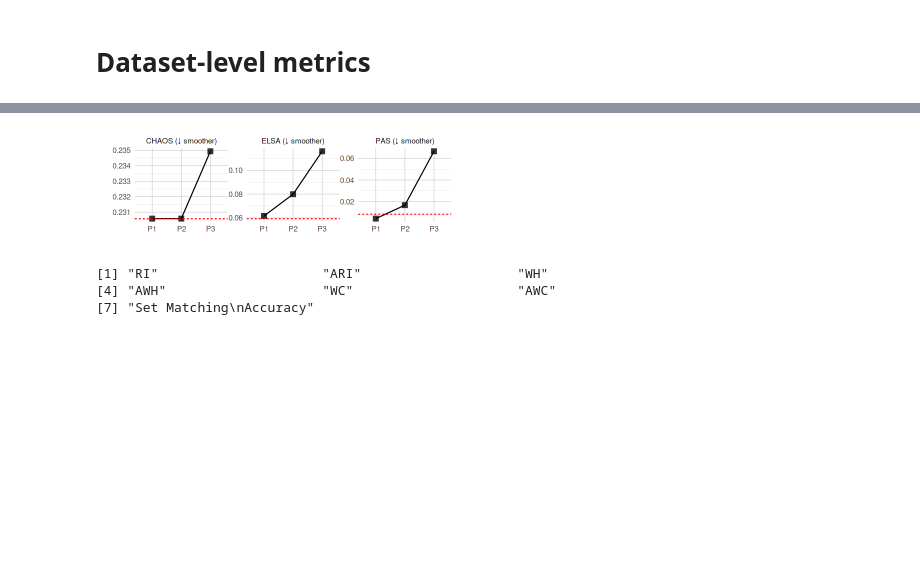
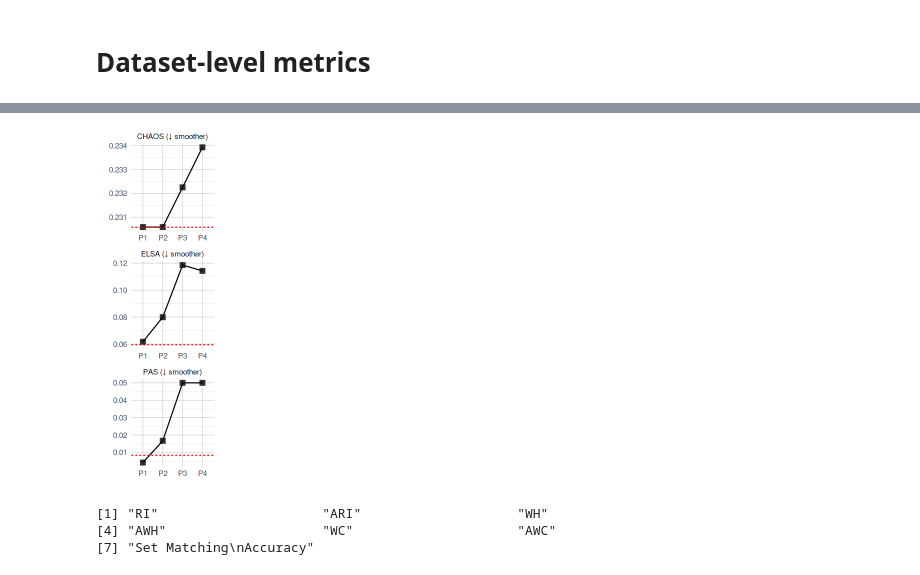
Before and after one commit to RoseYuan/metric_paper, a Jupyter notebook: Figures/spatial_toy_examples/spatial_toy_examples.ipynb, the cells around one changed output, grey strips where cells are left out. Saved outputs shown, nothing was run; the diff lists cells and outputs as text; code cells hidden in the pictures; blank space fills up the shorter version.

```diff
--- a/Figures/spatial_toy_examples/spatial_toy_examples.ipynb
+++ b/Figures/spatial_toy_examples/spatial_toy_examples.ipynb
@@ -164,0 +163,31 @@ p3 <- ggplot(data, aes(x, y,
+# %%
+modlabs <- function(m, d, newlab=2){
+  for(i in seq_along(m)){
+    w <- which(d$row==(m[[i]][[1]]-1) & d$col %in% m[[i]][[2]])
+    d$label[w] <- as.character(newlab)
+  }
+  d
+}
+m3 <- list(list(2,c(15,17)),
+          list(3,c(14,16)),
+          list(5,c(12,14)),
+          list(6,c(13,15)),
+          list(8,c(19,21)),
+          list(9,c(20)),
+          list(11, c(18,20)),
+          list(12, c(19,21)),
+          list(14, c(25))
+          )
+m4 <- list(list(2,4+c(15,17)),
+          list(3,4+c(14,16)),
+          list(5,c(12,14)),
+          list(6,c(13,15)),
+          list(8,4+c(19,21)),
+          list(9,4+c(20)),
+          list(11, c(18,20)),
+          list(12, c(19,21)),
+          list(14, 4+c(25))
+          )
+
+data$p3 <- modlabs(m3, data)$label
+data$p4 <- modlabs(m4, data)$label
@@ -196,10 +226,10 @@ A data.frame: 6 × 8
 # %%
 k <- 6
-pred <- c("p1","p2","p3")
-pred_name <- c("P1","P2","P3")
+pred <- c("p1","p2","p3","p4")
+pred_name <- c("P1","P2","P3", "P4")
 label <- data$label
 location <- data[, c('x','y')]
-internal <-lapply(setNames(c("label","p1","p2","p3"), c("C","P1","P2","P3")), function(x){getSpatialInternalMetrics(labels=data[[x]], location=location, k=k, level="dataset", metrics=c("PAS", "ELSA", "CHAOS","MPC", "PC", "PE"))})
+internal <-lapply(setNames(c("label","p1","p2","p3","p4"), c("C","P1","P2","P3","P4")), function(x){getSpatialInternalMetrics(labels=data[[x]], location=location, k=k, level="dataset", metrics=c("PAS", "ELSA", "CHAOS","MPC", "PC", "PE"))})
 internal <- bind_rows(internal,.id = "prediction")
 externalSpatial <- lapply(setNames(pred, pred_name), function(x){getSpatialExternalMetrics(true=label, pred=data[[x]], location=location, fuzzy_true=fuzzy_true, fuzzy_pred=fuzzy_pred, k=k, level="dataset",
                                                                                                  metrics=c("nsRI","nsARI","nsWH","nsAWH", "nsWC","nsAWC","nsAccuracy", "SpatialARI", "SpatialRI"),
@@ -271,27 +278,27 @@ A data.frame: 6 × 4
 # %%
-options(repr.plot.width=6, repr.plot.height=2)
+options(repr.plot.width=2, repr.plot.height=6)
 pi1 <- internal %>%
 filter(metric %in% c("PAS", "ELSA", "CHAOS")) %>%
 # filter(prediction %in% c('P1','P2')) %>%
 ggplot(aes(x=prediction, y=value)) +
 geom_point(size=3, alpha=0.8, shape=15) +
 geom_line(aes(group=metric)) +
-facet_wrap(~metric, scales = "free", nrow=1,
+facet_wrap(~metric, scales = "free", ncol=1,
             labeller = as_labeller(c("PAS" = "PAS (↓ smoother)",
                                      "ELSA" = "ELSA (↓ smoother)",
                                      "CHAOS" = "CHAOS (↓ smoother)"))) +
 geom_hline(aes(yintercept = C), linetype = "dashed", color = "red") +
 theme_minimal() +
 theme(legend.margin = margin(t = -5, r = 0, b = 0, l = 0, unit = "pt"),
-    panel.spacing.x = unit(0, "cm")
-    ) +  # Adjust the space between panels) +
+    panel.spacing.x = unit(0, "cm"),
+    plot.margin = margin(0, 2, 0, 1)) +
 theme(legend.position = "bottom", legend.key.height = unit(0.3, "cm"),
     panel.grid.major = element_line(linewidth = 0.25, color = "grey80"),
     panel.grid.minor = element_line(linewidth = 0.15, color = "grey90")) +
 labs(y="", x="")
 pi1
 # %% [output]
-[figure, old version]
+[figure, new version]
 # %%
 external <- merge(externalSpatial, externalNormal, by="prediction")
 external <- pivot_longer(external, cols=-c("prediction"), names_to = "metric", values_to = "value")
```
Also changed, not shown: parts of 31 cells of this notebook.
